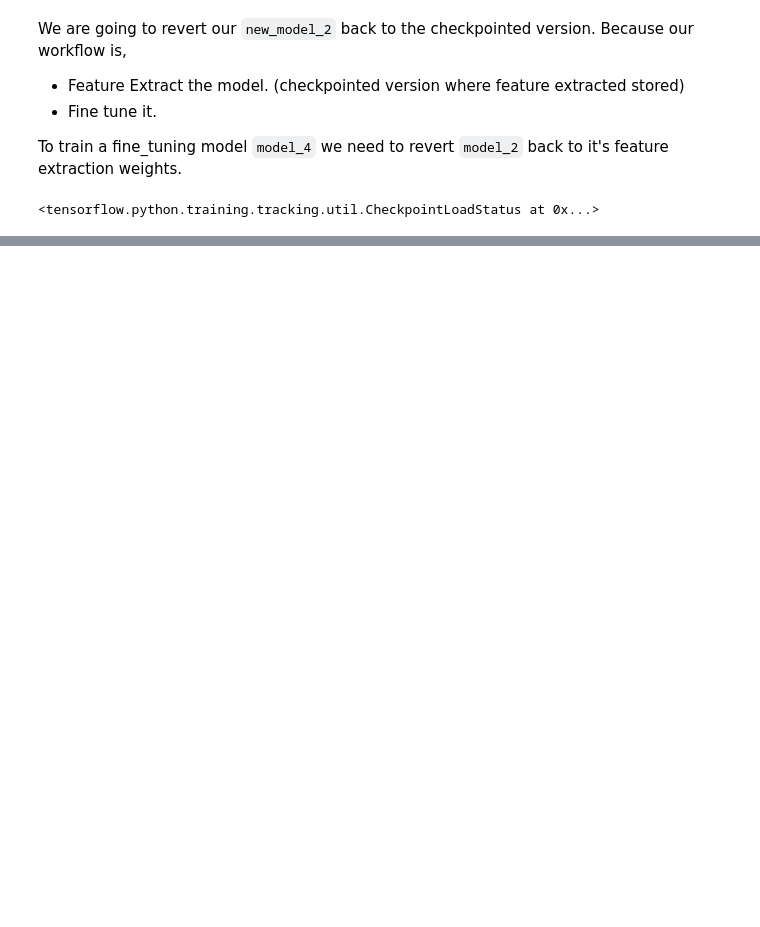
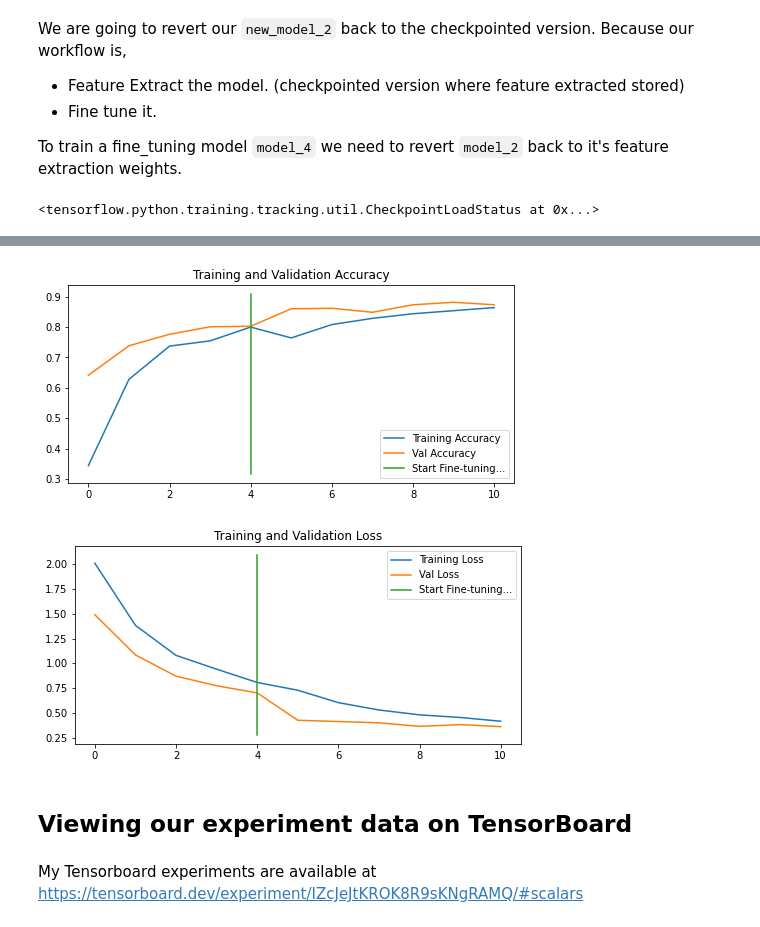
Before and after one commit to ashikshafi08/Learning_Tensorflow, a Jupyter notebook: Notebooks/05_Transfer_Learning_with_TensorFlow_Part_2_Fine_tuning.ipynb, the cells around one changed output, grey strips where cells are left out. Cells and saved outputs as stored; diff of their text form; code cells hidden in the pictures; blank space fills up the shorter version.

```diff
--- a/Notebooks/05_Transfer_Learning_with_TensorFlow_Part_2_Fine_tuning.ipynb
+++ b/Notebooks/05_Transfer_Learning_with_TensorFlow_Part_2_Fine_tuning.ipynb
@@ -1330,0 +1382,5 @@ results_10_percent_data_aug  # Evaluated on feature extracted model
+# %%
+# Compile
+new_model_2.compile(loss = tf.keras.losses.CategoricalCrossentropy(),
+                    optimizer = tf.keras.optimizers.Adam(lr = 0.0001) , # lower it by 10x
+                    metrics =['accuracy'])
@@ -1330,0 +1391,11 @@ results_10_percent_data_aug  # Evaluated on feature extracted model
+# %%
+# Fitting the model (fine tune the model) to ur 100% training data
+fine_tune_epochs = initial_epochs + 5
+
+history_fine_ten_classes_full = new_model_2.fit(train_data_10_classes_full ,
+                                                epochs = fine_tune_epochs ,
+                                                validation_data = test_data ,
+                                                validation_steps = int(0.25 * len(test_data)) ,
+                                                initial_epoch = history_10_percent_data_aug.epoch[-1] ,
+                                                callbacks = [create_tensorboard_callback('transfer_learning' ,
+                                                                                         'fine_tune_full_train_data')])
@@ -1330,0 +1421,10 @@ results_10_percent_data_aug  # Evaluated on feature extracted model
+# %%
+# How did the fine-tuning go with the data?
+compare_historys(original_history= history_10_percent_data_aug ,
+                 new_history = history_fine_ten_classes_full ,
+                 initial_epochs = 5)
+# %% [output]
+[figure, added]
+[figure, added]
+# %% [markdown]
+## Viewing our experiment data on TensorBoard
@@ -1330,0 +1438,2 @@ results_10_percent_data_aug  # Evaluated on feature extracted model
+# %% [markdown]
+My Tensorboard experiments are available at https://tensorboard.dev/experiment/IZcJeJtKROK8R9sKNgRAMQ/#scalars
```
Also changed, not shown: parts of 56 cells of this notebook.
